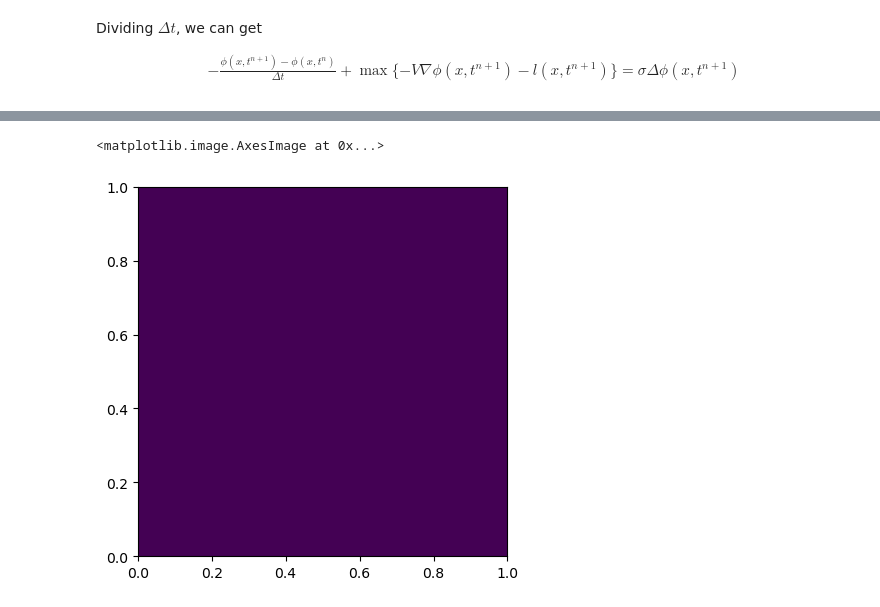
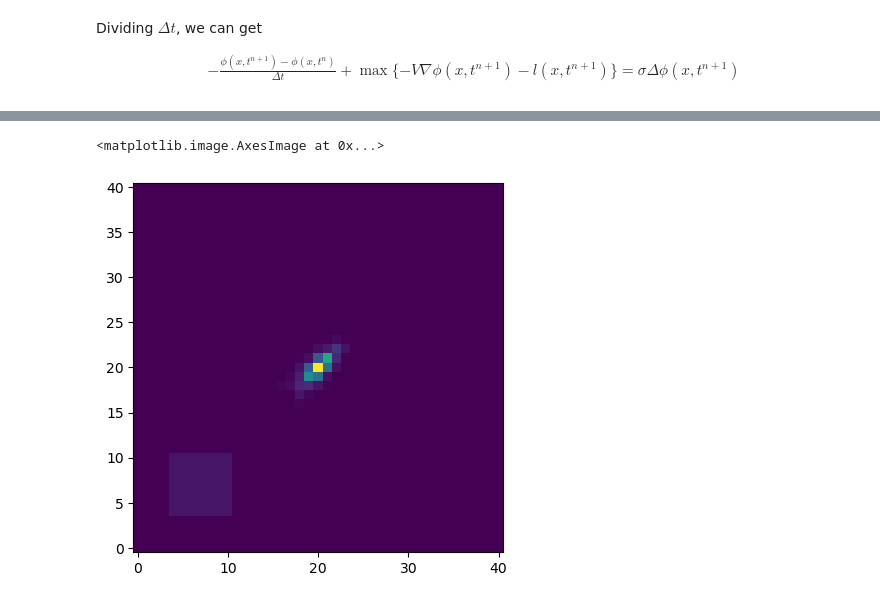
Before and after one commit to YongShen-98/Collective-Dynamics, a Jupyter notebook: limited_predictive.ipynb, the cells around one changed output, grey strips where cells are left out. Cells and saved outputs as stored; diff of their text form; code cells hidden in the pictures.

```diff
--- a/limited_predictive.ipynb
+++ b/limited_predictive.ipynb
@@ -161,5 +270,5 @@ plt.imshow(phi[:, :, Nt//2], extent=[0, 1, 0, 1], origin='lower', cmap='viridis'
-# %%
-plt.imshow(phi[:, :, 0], extent=[0, 1, 0, 1], origin='lower', cmap='viridis')
-# %% [output]
-<matplotlib.image.AxesImage at 0x...>
-[figure, removed]
+# %%
+plt.imshow(rho[:, :, -1], origin='lower', cmap='viridis')
+# %% [output]
+<matplotlib.image.AxesImage at 0x...>
+[figure, added]
```
Also changed, not shown: parts of 13 cells of this notebook.
